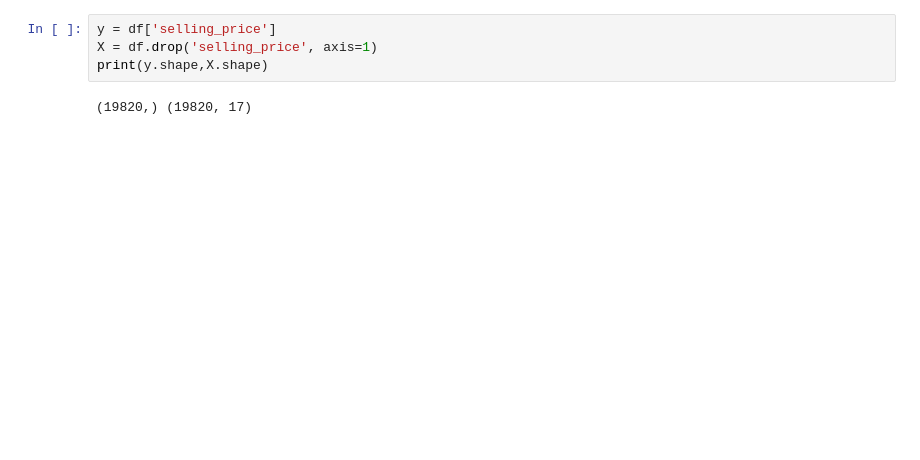
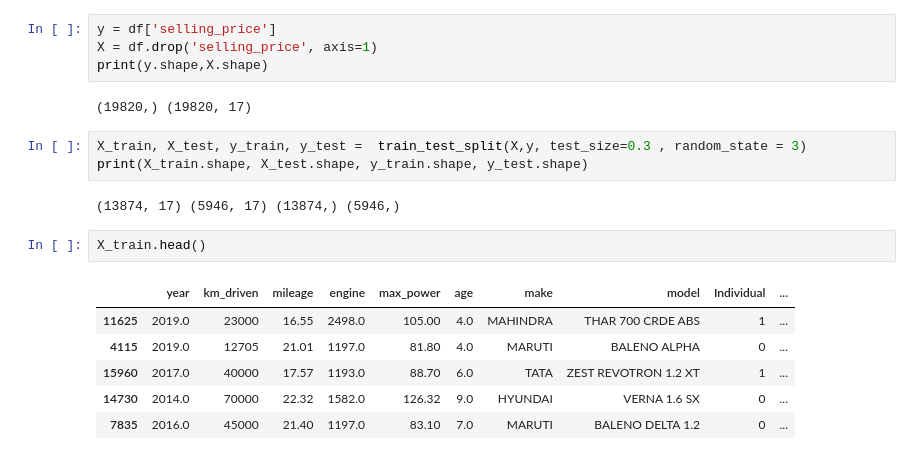
Before and after one commit to sanketingole/MachineLearning_Practice, a Jupyter notebook: Cars24_LinearRegression_1.ipynb, the cells around one changed output. Drawn from its saved outputs; the diff is of its cells as text; blank space fills up the shorter version.

```diff
--- a/Cars24_LinearRegression_1.ipynb
+++ b/Cars24_LinearRegression_1.ipynb
@@ -100,3 +100,17 @@ X = df.drop('selling_price', axis=1)
 print(y.shape,X.shape)
 # %% [output]
 (19820,) (19820, 17)
+# %%
+X_train, X_test, y_train, y_test =  train_test_split(X,y, test_size=0.3 , random_state = 3)
+print(X_train.shape, X_test.shape, y_train.shape, y_test.shape)
+# %% [output]
+(13874, 17) (5946, 17) (13874,) (5946,)
+# %%
+X_train.head()
+# %% [output]
+|  | year | km_driven | mileage | engine | max_power | age | make | model | Individual | ... |
+| 11625 | 2019.0 | 23000 | 16.55 | 2498.0 | 105.00 | 4.0 | MAHINDRA | THAR 700 CRDE ABS | 1 | ... |
+| 4115 | 2019.0 | 12705 | 21.01 | 1197.0 | 81.80 | 4.0 | MARUTI | BALENO ALPHA | 0 | ... |
+| 15960 | 2017.0 | 40000 | 17.57 | 1193.0 | 88.70 | 6.0 | TATA | ZEST REVOTRON 1.2 XT | 1 | ... |
+| 14730 | 2014.0 | 70000 | 22.32 | 1582.0 | 126.32 | 9.0 | HYUNDAI | VERNA 1.6 SX | 0 | ... |
+| 7835 | 2016.0 | 45000 | 21.40 | 1197.0 | 83.10 | 7.0 | MARUTI | BALENO DELTA 1.2 | 0 | ... |
```
